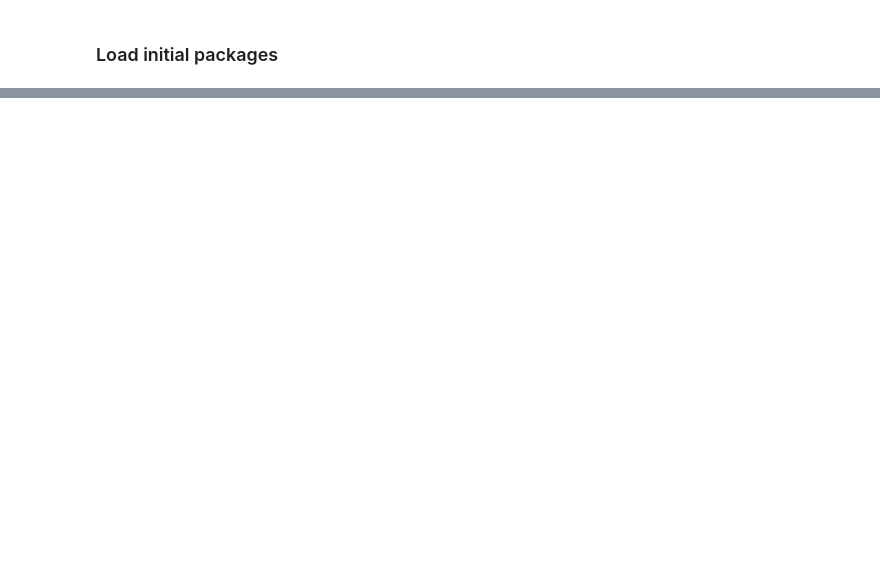
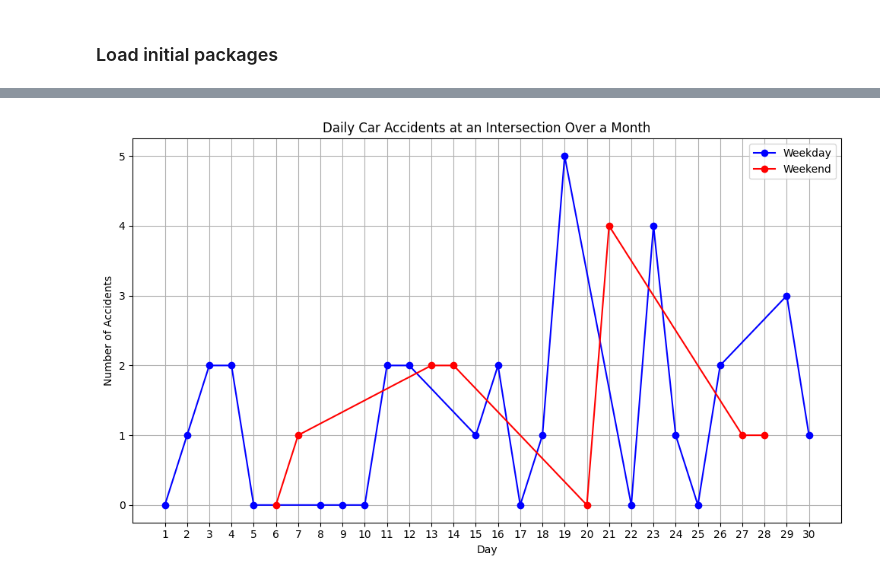
Before and after one commit to jonburns2454/DATA-604, a Jupyter notebook: FINAL PROJECT/final_project_JBurns.ipynb, the cells around one changed output, grey strips where cells are left out. Saved outputs shown, nothing was run; the diff lists cells and outputs as text; code cells hidden in the pictures; blank space fills up the shorter version.

```diff
--- a/FINAL PROJECT/final_project_JBurns.ipynb
+++ b/FINAL PROJECT/final_project_JBurns.ipynb
@@ -70,0 +68,83 @@ plt.show()
+# %%
+import simpy
+import pandas as pd
+import matplotlib.pyplot as plt
+import random
+
+# Constants
+DAYS_IN_MONTH = 30
+TOTAL_CARS = 30000
+BASE_INTERARRIVAL_TIME = DAYS_IN_MONTH * 24 * 60 * 60 / TOTAL_CARS  # Base spread of cars over the month
+
+# Time periods (in hours)
+MORNING_PEAK_START, MORNING_PEAK_END = 6, 10
+EVENING_PEAK_START, EVENING_PEAK_END = 16, 20
+WEEKEND = [5, 6]  # Saturday and Sunday
+
+def adjust_interarrival_time(current_time):
+    """Adjust interarrival time based on the current simulation time."""
+    hour = (current_time // (60*60)) % 24
+    day = (current_time // (24*60*60)) % 7
+
+    if day in WEEKEND:
+        return BASE_INTERARRIVAL_TIME * 1.5  # Slower on weekends
+    elif MORNING_PEAK_START <= hour < MORNING_PEAK_END or EVENING_PEAK_START <= hour < EVENING_PEAK_END:
+        return BASE_INTERARRIVAL_TIME * 0.5  # Busier in morning and evening
+    else:
+        return BASE_INTERARRIVAL_TIME * 1.2  # Slower in the afternoon
+
+class Intersection:
+    def __init__(self, env):
+        self.env = env
+        self.accidents = 0
+
+    def pass_through(self):
+        if random.random() < 0.001:  # Adjusted probability for demonstration
+            self.accidents += 1
+
+def car(env, intersection):
+    intersection.pass_through()
+    yield env.timeout(1)
+    if random.random() < 0.3:
+        yield env.timeout(random.randint(1, 10))
+        intersection.pass_through()
+
+def setup(env, intersection):
+    while True:
+        interarrival_time = adjust_interarrival_time(env.now)
+        yield env.timeout(interarrival_time)
+        env.process(car(env, intersection))
+
+results = []
+for day in range(1, DAYS_IN_MONTH + 1):
+    env = simpy.Environment()
+    intersection = Intersection(env)
+    env.process(setup(env, intersection))
+    env.run(until=24*60*60)
+    day_type = 'Weekend' if day % 7 in [6, 0] else 'Weekday'  # Assuming 1st day is a Monday
+    results.append({'Day': day, 'Accidents': intersection.accidents, 'DayType': day_type})
+
+# Convert to DataFrame
+df = pd.DataFrame(results)
+
+# Plotting
+plt.figure(figsize=(10, 6))
+
+# Plot Weekdays
+weekdays = df[df['DayType'] == 'Weekday']
+plt.plot(weekdays['Day'], weekdays['Accidents'], marker='o', linestyle='-', label='Weekday', color='blue')
+
+# Plot Weekends
+weekends = df[df['DayType'] == 'Weekend']
+plt.plot(weekends['Day'], weekends['Accidents'], marker='o', linestyle='-', label='Weekend', color='red')
+
+plt.xlabel('Day')
+plt.ylabel('Number of Accidents')
+plt.title('Daily Car Accidents at an Intersection Over a Month')
+plt.xticks(range(1, DAYS_IN_MONTH + 1))
+plt.grid(True)
+plt.legend()
+plt.tight_layout()
+plt.show()
+# %% [output]
+[figure, added]
```
Also changed, not shown: parts of 3 cells of this notebook.
